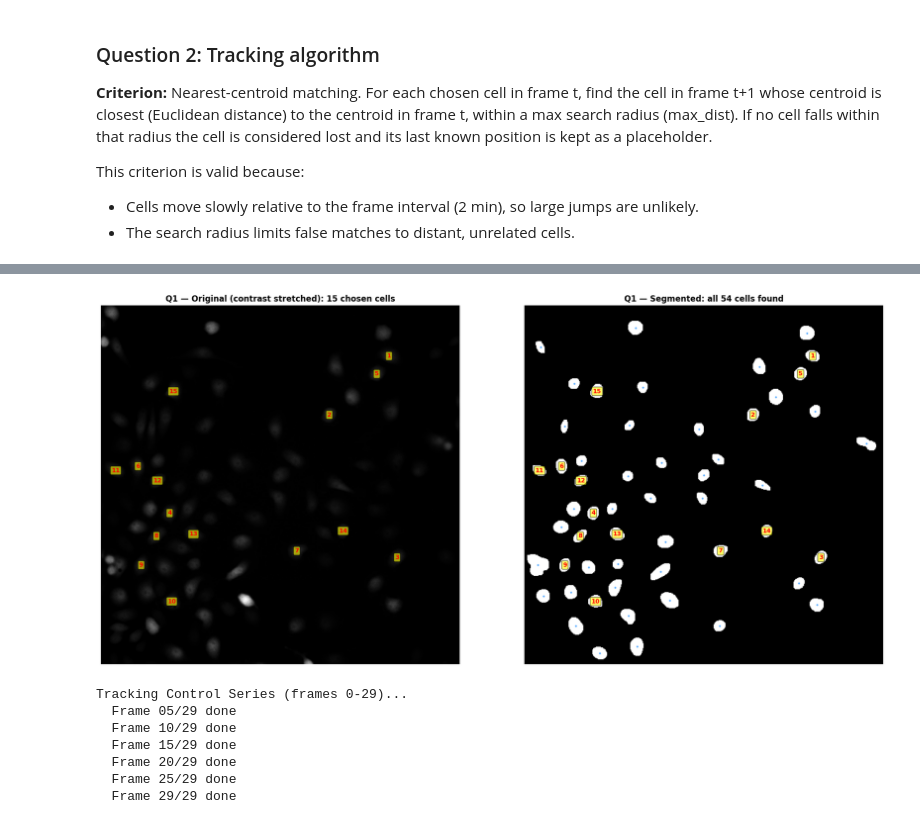
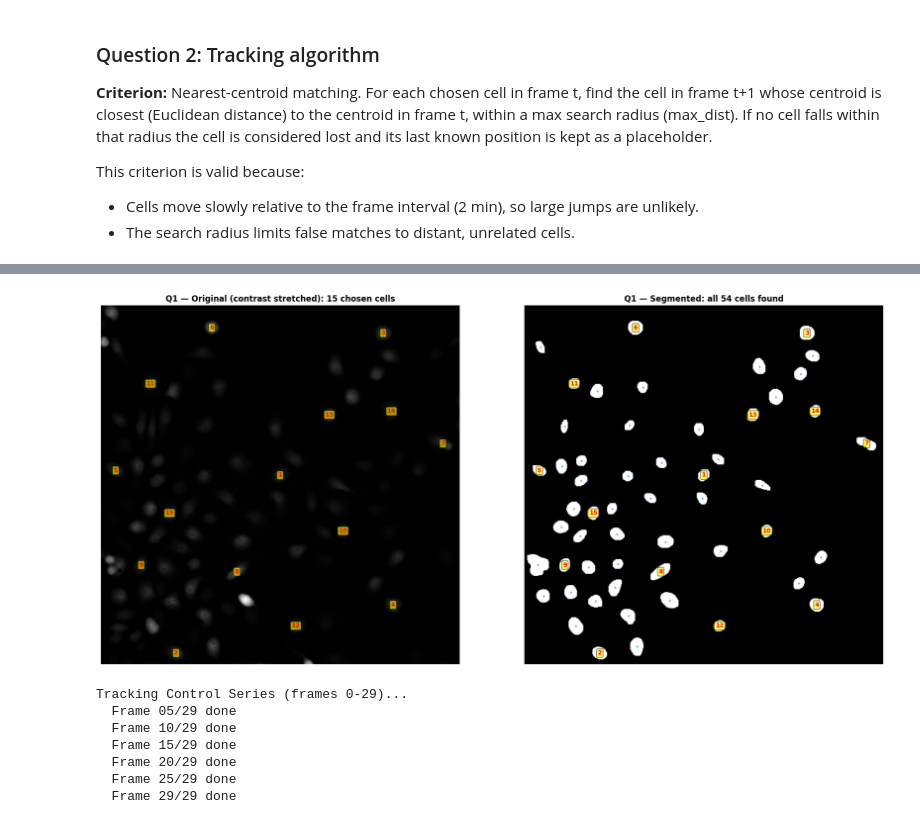
Before and after one commit to sheylle1/ImageAnalysis_Assignments, a Jupyter notebook: Assignment4/Assignment4_2.ipynb, the cells around one changed output, grey strips where cells are left out. Cells and saved outputs as stored; diff of their text form; code cells hidden in the pictures.

```diff
--- a/Assignment4/Assignment4_2.ipynb
+++ b/Assignment4/Assignment4_2.ipynb
@@ -166,36 +165,47 @@ def stretch(arr):
 cells_frame0 = get_centroids(labeled0, img0)
 print(f'Cells detected in frame 0: {len(cells_frame0)}')
 
-# Print size distribution to understand the range
+# Print size distribution
 sizes = sorted([c['size'] for c in cells_frame0], reverse=True)
 print(f'Size range: {min(sizes):.0f} – {max(sizes):.0f}px')
 print(f'Median size: {np.median(sizes):.0f}px')
 
-# Pick cells within a plausible single-cell size range
-## I avioded going too big so it wasn't so many cells together
 SIZE_MIN = 200
 SIZE_MAX = 469
 
-cells_filtered = [c for c in cells_frame0
-                  if SIZE_MIN <= c['size'] <= SIZE_MAX]
-print(f'Cells in size range {SIZE_MIN}-{SIZE_MAX}px: {len(cells_filtered)}')
+candidates = [c for c in cells_frame0 if SIZE_MIN <= c['size'] <= SIZE_MAX]
+print(f'Candidates after size filter: {len(candidates)}')
 
-# Sort by size and pick 15 most medium-sized (closest to median)
-median_size = np.median([c['size'] for c in cells_frame0])
-cells_filtered_sorted = sorted(cells_filtered,  key=lambda c: abs(c['size'] - median_size))
-chosen = cells_filtered_sorted[:15]
+# Farthest-point sampling for maximum spatial spread
+positions = np.array([[c['cx'], c['cy']] for c in candidates])
+
+# Seed: cell closest to image centre (least likely to drift out of frame)
+img_cx, img_cy = arr0.shape[1] / 2, arr0.shape[0] / 2
+dists_to_centre = np.sqrt((positions[:, 0] - img_cx)**2 + (positions[:, 1] - img_cy)**2)
+chosen_idx = [int(np.argmin(dists_to_centre))]
+
+while len(chosen_idx) < 15:
+    chosen_pos = positions[chosen_idx]
+    remaining_idx = [i for i in range(len(candidates)) if i not in chosen_idx]
+    # For each remaining candidate, find its distance to the nearest chosen cell
+    min_dists = np.array([
+        np.min(np.sqrt(((chosen_pos - positions[i]) ** 2).sum(axis=1)))
+        for i in remaining_idx
+    ])
+    # Pick the one farthest from all chosen cells
+    chosen_idx.append(remaining_idx[int(np.argmax(min_dists))])
+
+chosen = [candidates[i] for i in chosen_idx]
 
 chosen_cells = {}
 for cell_num, c in enumerate(chosen, start=1):
     chosen_cells[cell_num] = {
         'label_id': c['id'],
-        'cx':c['cx'],
-        'cy':  c['cy'],
-        'size':c['size'],
+        'cx': c['cx'],
+        'cy': c['cy'],
+        'size': c['size'],
     }
-    print(f'Cell {cell_num:2d}: label={c["id"]}, '
-          f'center=({c["cx"]:.1f}, {c["cy"]:.1f}), '
-          f'size={c["size"]:.0f}px')
+    print(f'Cell {cell_num:2d}: label={c["id"]}, ' f'center=({c["cx"]:.1f}, {c["cy"]:.1f}), ' f'size={c["size"]:.0f}px')
 
 # Visualise: show BOTH original and segmented side by side
 fig, axes = plt.subplots(1, 2, figsize=(18, 8))
@@ -204,8 +214,7 @@ axes[0].imshow(stretch(arr0), cmap='gray')
 axes[0].set_title('Q1 — Original (contrast stretched): 15 chosen cells', fontweight='bold')
 axes[0].axis('off')
 for cn, info in chosen_cells.items():
-    axes[0].text(info['cx'], info['cy'], str(cn), color='red', fontsize=9, fontweight='bold',
-                 ha='center', va='center', bbox=dict(boxstyle='round,pad=0.2', fc='yellow', alpha=0.6))
+    axes[0].text(info['cx'], info['cy'], str(cn), color='red', fontsize=9, fontweight='bold', ha='center', va='center', bbox=dict(boxstyle='round,pad=0.2', fc='yellow', alpha=0.6))
 
 # Right: segmented binary with ALL detected cells labeled
 seg_arr = np.array(labeled0) > 0
@@ -213,15 +222,12 @@ axes[1].imshow(seg_arr, cmap='gray')
 axes[1].set_title(f'Q1 — Segmented: all {len(cells_frame0)} cells found', fontweight='bold')
 axes[1].axis('off')
 
-# Mark all cells grey, chosen cells red
 for c in cells_frame0:
     is_chosen = any(info['label_id'] == c['id'] for info in chosen_cells.values())
-    color = 'red'    if is_chosen else 'dodgerblue'
-    fc = 'yellow' if is_chosen else 'navy'
-    label = str(next(cn for cn, info in chosen_cells.items()
-                      if info['label_id'] == c['id'])) if is_chosen else ''
     if is_chosen:
-        axes[1].text(c['cx'], c['cy'], label, color=color, fontsize=9, fontweight='bold',  ha='center', va='center', bbox=dict(boxstyle='round,pad=0.2', fc=fc, alpha=0.6))
+        label = str(next(cn for cn, info in chosen_cells.items()
+                         if info['label_id'] == c['id']))
+        axes[1].text(c['cx'], c['cy'], label, color='red', fontsize=9, fontweight='bold', ha='center', va='center',  bbox=dict(boxstyle='round,pad=0.2', fc='yellow', alpha=0.6))
     else:
         axes[1].plot(c['cx'], c['cy'], '.', color='dodgerblue', markersize=4, alpha=0.6)
 
@@ -250,4 +256,4 @@ Cell 15: label=9, center=(103.1, 121.9), size=296px
-[figure, old version]
+[figure, new version]
 # %%
 N_FRAMES = 30
 MAX_DIST = 30 ## Maximum displacement- ADJUST THIS...
```
Also changed, not shown: parts of 9 cells of this notebook.
